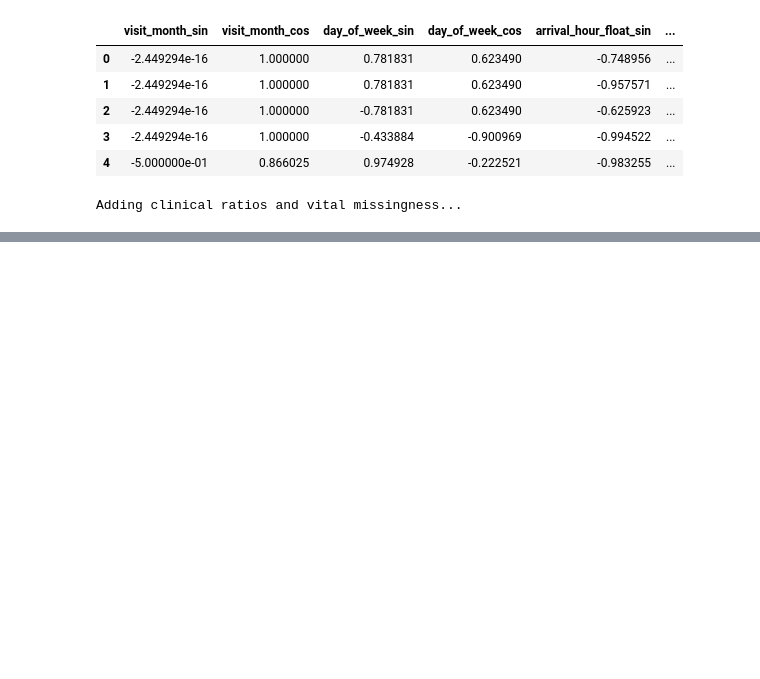
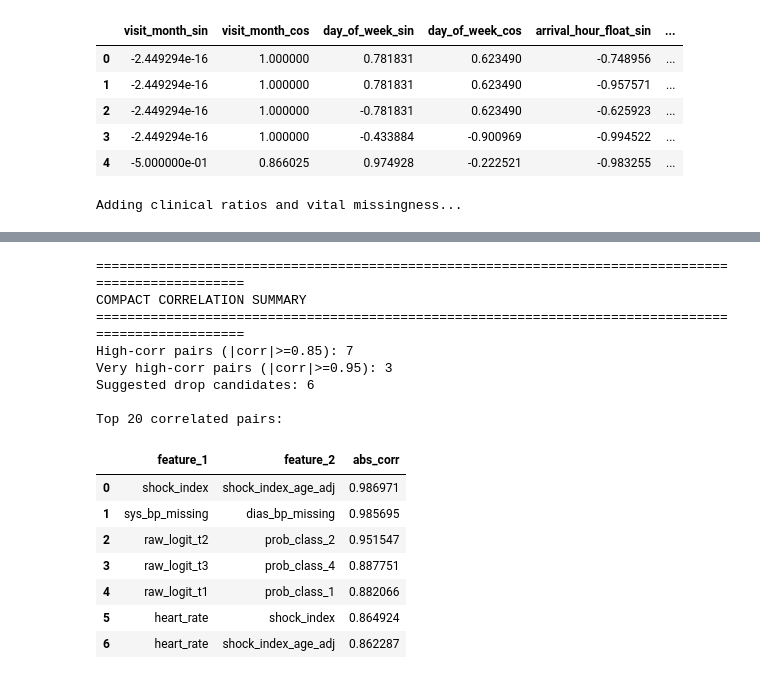
Before and after one commit to Reaper-ai/traigegeist, a Jupyter notebook: notebooks/modelling.ipynb, the cells around one changed output, grey strips where cells are left out. Cells and saved outputs as stored; diff of their text form; code cells hidden in the pictures; blank space fills up the shorter version.

```diff
--- a/notebooks/modelling.ipynb
+++ b/notebooks/modelling.ipynb
@@ -399,0 +2246,37 @@ KeyboardInterrupt:
+# %%
+# COMPACT SUMMARY: high-correlation feature selection outputs
+print("\n" + "=" * 100)
+print("COMPACT CORRELATION SUMMARY")
+print("=" * 100)
+
+print(f"High-corr pairs (|corr|>=0.85): {len(high_corr_pairs_df)}")
+print(f"Very high-corr pairs (|corr|>=0.95): {len(very_high_corr_pairs_df)}")
+print(f"Suggested drop candidates: {len(correlation_drop_candidates)}")
+
+print("\nTop 20 correlated pairs:")
+high_corr_pairs_df.head(50)
+
+# print("\nFirst 30 drop candidates:")
+# print(correlation_drop_candidates[:30])
+
+# X_selected_corr = X.drop(columns=[c for c in correlation_drop_candidates if c in X.columns], errors="ignore")
+# print(f"\nX shape before: {X.shape}")
+# print(f"X shape after correlation prune: {X_selected_corr.shape}")
+# print("=" * 100)
+# %% [output]
+====================================================================================================
+COMPACT CORRELATION SUMMARY
+====================================================================================================
+High-corr pairs (|corr|>=0.85): 7
+Very high-corr pairs (|corr|>=0.95): 3
+Suggested drop candidates: 6
+
+Top 20 correlated pairs:
+|  | feature_1 | feature_2 | abs_corr |
+| 0 | shock_index | shock_index_age_adj | 0.986971 |
+| 1 | sys_bp_missing | dias_bp_missing | 0.985695 |
+| 2 | raw_logit_t2 | prob_class_2 | 0.951547 |
+| 3 | raw_logit_t3 | prob_class_4 | 0.887751 |
+| 4 | raw_logit_t1 | prob_class_1 | 0.882066 |
+| 5 | heart_rate | shock_index | 0.864924 |
+| 6 | heart_rate | shock_index_age_adj | 0.862287 |
```
Also changed, not shown: parts of 22 cells of this notebook, 48 other files.
